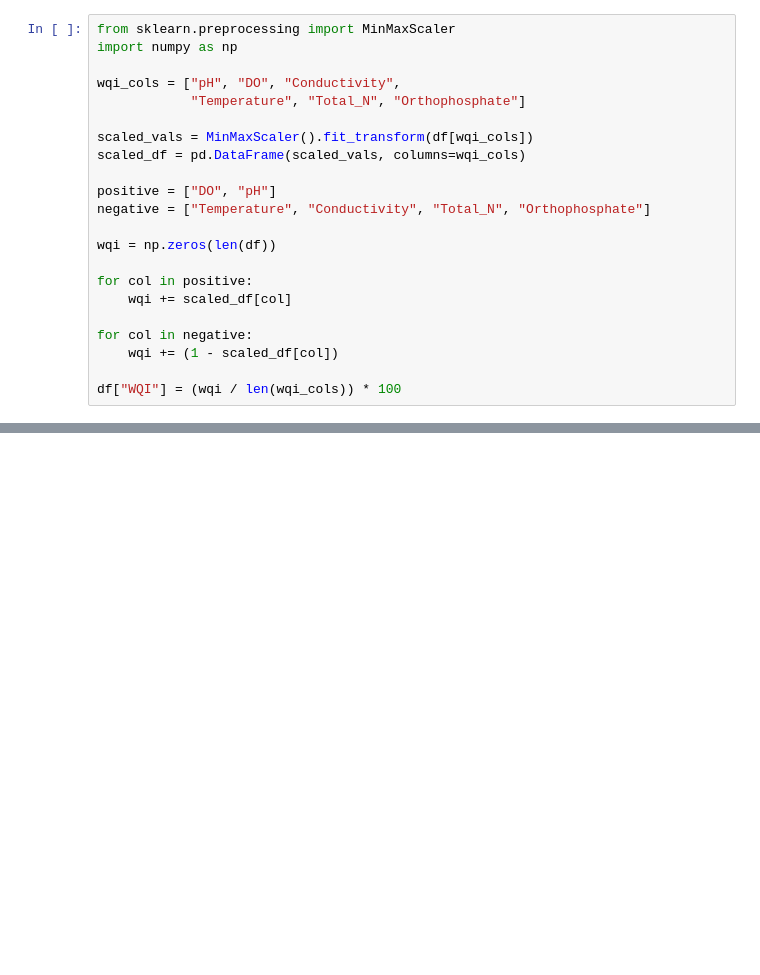
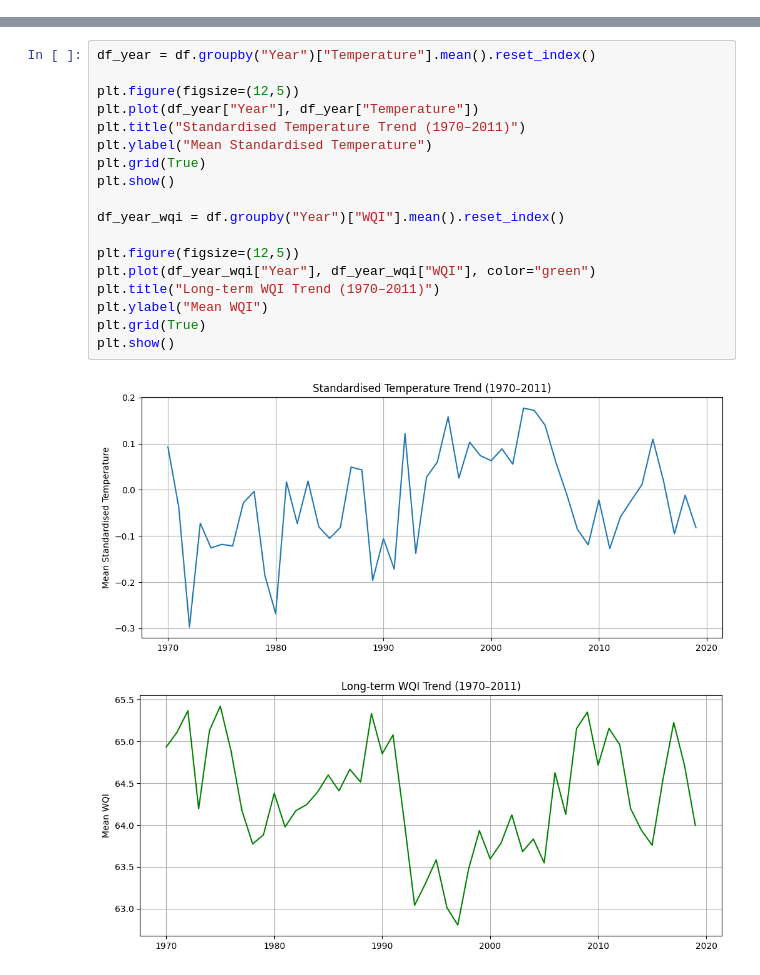
Before and after one commit to Kosiibebugwu/water-quality-ml, a Jupyter notebook: LightGBM.ipynb, the cells around one changed output, grey strips where cells are left out. Cells and saved outputs as stored; diff of their text form; blank space fills up the shorter version.

```diff
--- a/LightGBM.ipynb
+++ b/LightGBM.ipynb
@@ -20,22 +8,0 @@ df.head()
-# %%
-from sklearn.preprocessing import MinMaxScaler
-import numpy as np
-
-wqi_cols = ["pH", "DO", "Conductivity",
-            "Temperature", "Total_N", "Orthophosphate"]
-
-scaled_vals = MinMaxScaler().fit_transform(df[wqi_cols])
-scaled_df = pd.DataFrame(scaled_vals, columns=wqi_cols)
-
-positive = ["DO", "pH"]
-negative = ["Temperature", "Conductivity", "Total_N", "Orthophosphate"]
-
-wqi = np.zeros(len(df))
-
-for col in positive:
-    wqi += scaled_df[col]
-
-for col in negative:
-    wqi += (1 - scaled_df[col])
-
-df["WQI"] = (wqi / len(wqi_cols)) * 100
@@ -134,0 +145,21 @@ plt.show()
+# %%
+df_year = df.groupby("Year")["Temperature"].mean().reset_index()
+
+plt.figure(figsize=(12,5))
+plt.plot(df_year["Year"], df_year["Temperature"])
+plt.title("Standardised Temperature Trend (1970–2011)")
+plt.ylabel("Mean Standardised Temperature")
+plt.grid(True)
+plt.show()
+
+df_year_wqi = df.groupby("Year")["WQI"].mean().reset_index()
+
+plt.figure(figsize=(12,5))
+plt.plot(df_year_wqi["Year"], df_year_wqi["WQI"], color="green")
+plt.title("Long-term WQI Trend (1970–2011)")
+plt.ylabel("Mean WQI")
+plt.grid(True)
+plt.show()
+# %% [output]
+[figure, added]
+[figure, added]
```
Also changed, not shown: parts of 12 cells of this notebook.
